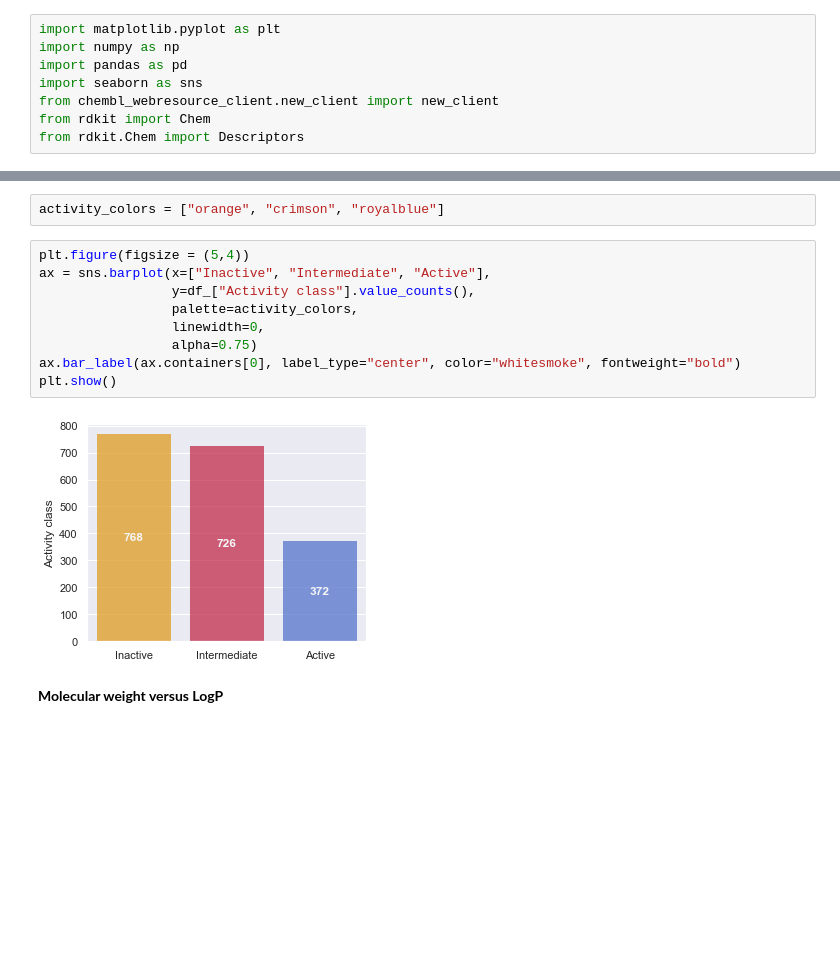
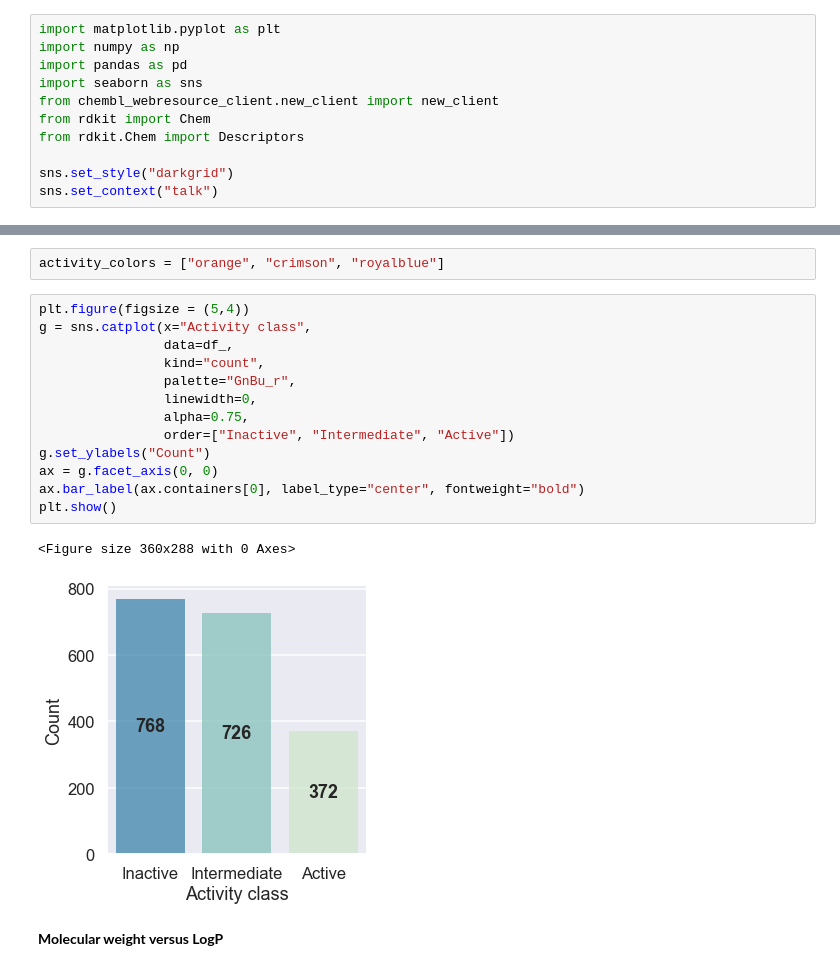
Before and after one commit to enricocid/python-scientific-exercises, a Jupyter notebook: chem_bioact.ipynb, the cells around one changed output, grey strips where cells are left out. Saved outputs shown, nothing was run; the diff lists cells and outputs as text; blank space fills up the shorter version.

```diff
--- a/chem_bioact.ipynb
+++ b/chem_bioact.ipynb
@@ -10,6 +10,9 @@ import seaborn as sns
 from chembl_webresource_client.new_client import new_client
 from rdkit import Chem
 from rdkit.Chem import Descriptors
+
+sns.set_style("darkgrid")
+sns.set_context("talk")
 # %% [markdown]
 **See available data entities**
 # %%
@@ -138,15 +141,20 @@ Frequency plot of the active/inactive bioactivity classes
 activity_colors = ["orange", "crimson", "royalblue"]
 # %%
 plt.figure(figsize = (5,4))
-ax = sns.barplot(x=["Inactive", "Intermediate", "Active"],
-                 y=df_["Activity class"].value_counts(),
-                 palette=activity_colors,
-                 linewidth=0,
-                 alpha=0.75)
-ax.bar_label(ax.containers[0], label_type="center", color="whitesmoke", fontweight="bold")
+g = sns.catplot(x="Activity class",
+                data=df_,
+                kind="count",
+                palette="GnBu_r",
+                linewidth=0,
+                alpha=0.75,
+                order=["Inactive", "Intermediate", "Active"])
+g.set_ylabels("Count")
+ax = g.facet_axis(0, 0)
+ax.bar_label(ax.containers[0], label_type="center", fontweight="bold")
 plt.show()
 # %% [output]
+<Figure size 360x288 with 0 Axes>
-[figure, old version]
+[figure, new version]
 # %% [markdown]
 **Molecular weight versus LogP**
 # %%
```
Also changed, not shown: parts of 1 cell of this notebook, 1 other file.
